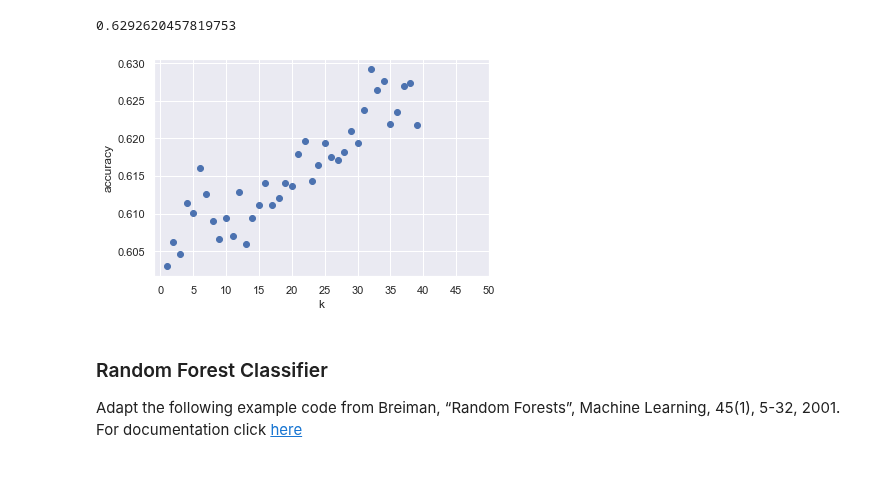
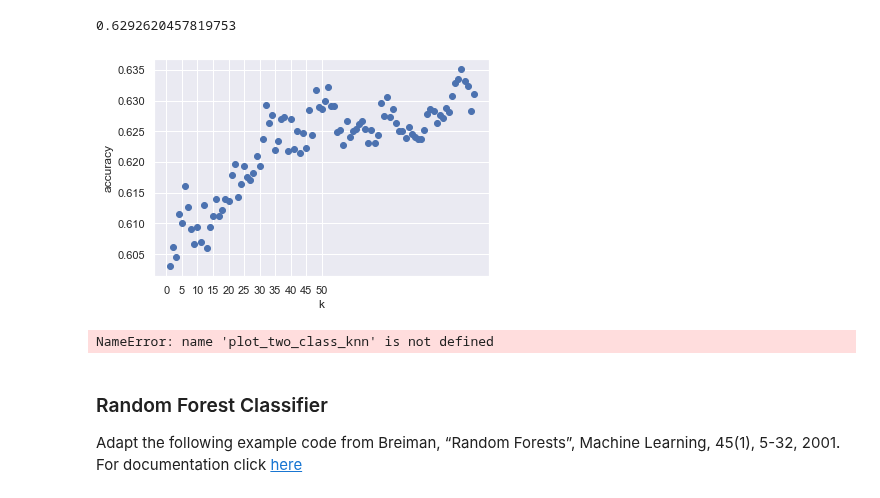
Before and after one commit to TechLabs-Berlin/wt21-commfy, a Jupyter notebook: multiclass_classification_feet.ipynb, the cells around one changed output. Cells and saved outputs as stored; diff of their text form; code cells hidden in the pictures.

Commit message:
data cleaning heat perception

```diff
--- a/multiclass_classification_feet.ipynb
+++ b/multiclass_classification_feet.ipynb
@@ -85,5 +85,8 @@ heaviness_trip       int64
 heat_perception      int64
 dtype: object
+# %%
+feets['heat_perception'].unique()
+feets['heat_perception'].replace([44],[4], inplace=True)
 # %%
 #getting unique values of the weather series object to spot the typos of the values
 feets['weather'].unique()
@@ -247,27 +250,29 @@ knn.score(X_test, y_test)
 # %% [output]
 0.6292620457819753
 # %%
-k_range = range(1,40)
+k_range = range(1,100)
 scores = []
 
 for k in k_range:
     knn = KNeighborsClassifier(n_neighbors = k)
     knn.fit(X_train, y_train)
     scores.append(knn.score(X_test, y_test))
 
 plt.figure()
 plt.xlabel('k')
 plt.ylabel('accuracy')
 plt.scatter(k_range, scores)
 plt.xticks([0,5,10,15,20,25,30,35,40,45,50]);
 # %% [output]
-[figure, old version]
+[figure, new version]
 # %%
 #alter the following code to meet our needs
 
 plot_two_class_knn(X_train, y_train, 1, 'uniform', X_test, y_test)
 plot_two_class_knn(X_train, y_train, 3, 'uniform', X_test, y_test)
 plot_two_class_knn(X_train, y_train, 11, 'uniform', X_test, y_test)
+# %% [output]
+NameError: name 'plot_two_class_knn' is not defined
 # %% [markdown]
 ### Random Forest Classifier
 Adapt the following example code from Breiman, “Random Forests”, Machine Learning, 45(1), 5-32, 2001. For documentation click [here](https://scikit-learn.org/stable/modules/generated/sklearn.ensemble.RandomForestClassifier.html)
```
Also changed, not shown: parts of 2 cells of this notebook.
